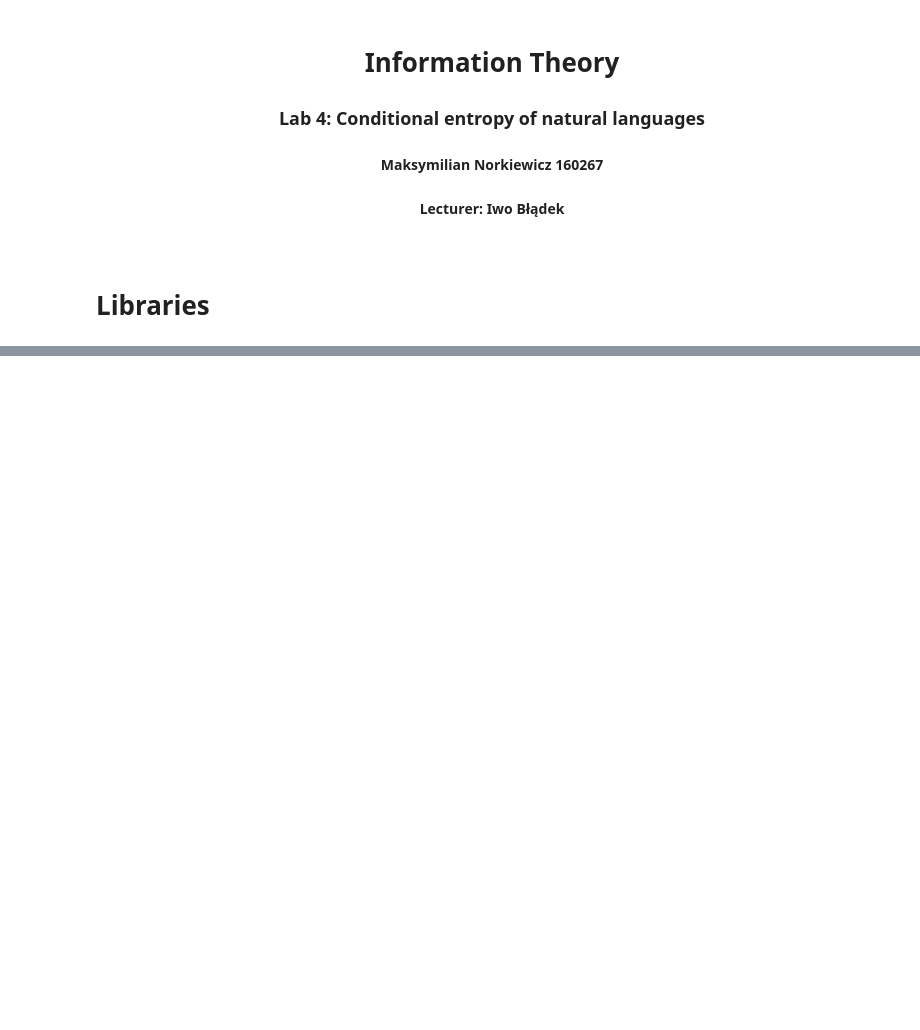
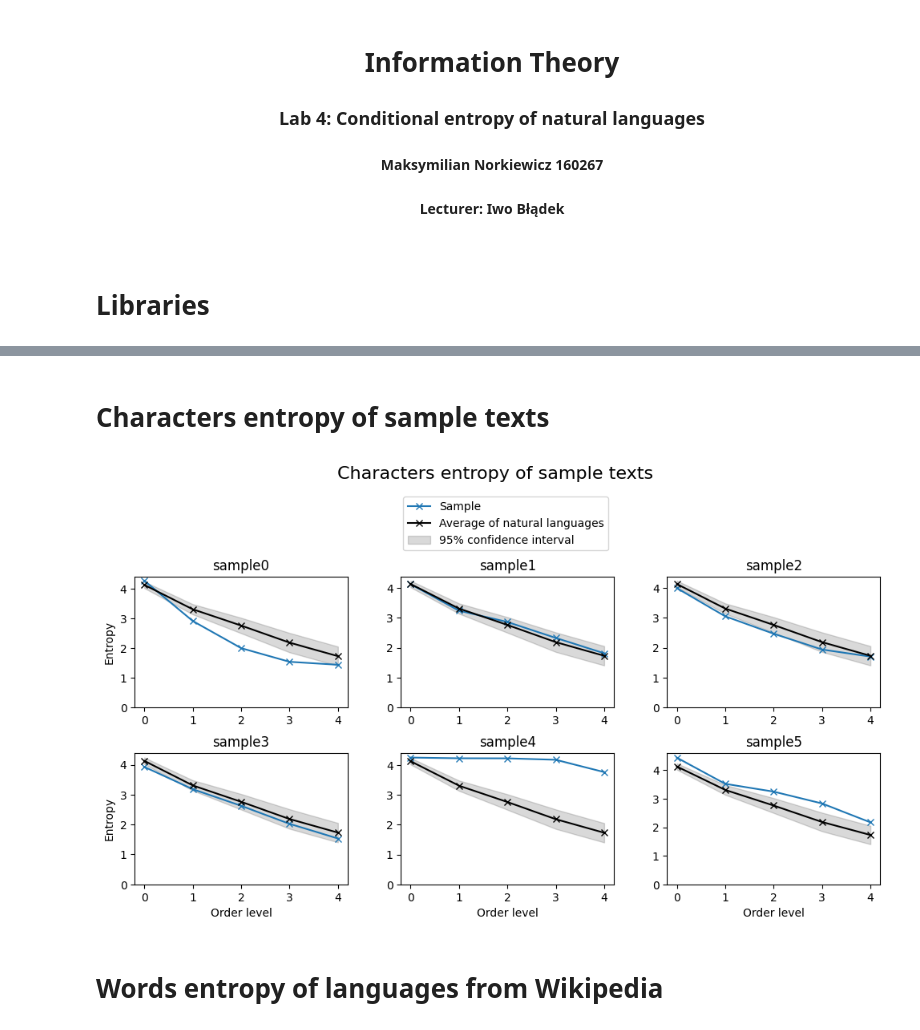
Before and after one commit to Skamlo/Information-Theory, a Jupyter notebook: Lab 4/lab4.ipynb, the cells around one changed output, grey strips where cells are left out. Drawn from its saved outputs; the diff is of its cells as text; code cells hidden in the pictures; blank space fills up the shorter version.

```diff
--- a/Lab 4/lab4.ipynb
+++ b/Lab 4/lab4.ipynb
@@ -137,0 +186,41 @@ Samples `sample0`, `sample1`, `sample2`, `sample3`, `sample5` can be real langua
+# %% [markdown]
+# Characters entropy of sample texts
+# %%
+sample_entropy = {}
+for sample in tqdm(os.listdir("./data/samples")):
+    file_path = f"./data/samples/{sample}"
+    base_name = sample.rstrip(".txt")
+    sample_entropy[base_name] = {f"{i}_order_level":LanguageDetection(file_path, i).entropy for i in range(5)}
+
+with open("./data/entropies/samples_entropy.json", "w") as f:
+    json.dump(sample_entropy, f, indent=4)
+# %%
+fig, ax = plt.subplots(nrows=2, ncols=3, figsize=(12, 6))
+
+for r in range(2):
+    for c in range(3):
+        sample_name = f"sample{r*3+c}"
+        values = list(sample_entropy[sample_name].values())
+        ax[r][c].plot(values, marker="x")
+        ax[r][c].plot(averaged, c="k", marker="x")
+        ax[r][c].fill_between(
+            np.arange(5),
+            [avg - ci for avg, ci in zip(averaged, confidence_intervals)],
+            [avg + ci for avg, ci in zip(averaged, confidence_intervals)],
+            color="k", alpha=0.15
+        )
+        ax[r][c].set_title(sample_name)
+        ax[r][c].set_yticks(np.arange(0, 4.01))
+        if c == 0:
+            ax[r][c].set_ylabel("Entropy")
+        if r == 1:
+            ax[r][c].set_xlabel("Order level")
+
+plt.legend(["Sample", "Average of natural languages", "95% confidence interval"], bbox_to_anchor=(-0.25, 3))
+plt.subplots_adjust(wspace=0.25, hspace=0.35, top=0.75)
+fig.suptitle("Characters entropy of sample texts", fontsize=16)
+plt.show()
+# %% [output]
+[figure, added]
+# %% [markdown]
+# Words entropy of languages from Wikipedia
```
Also changed, not shown: parts of 20 cells of this notebook, 4 other files.
